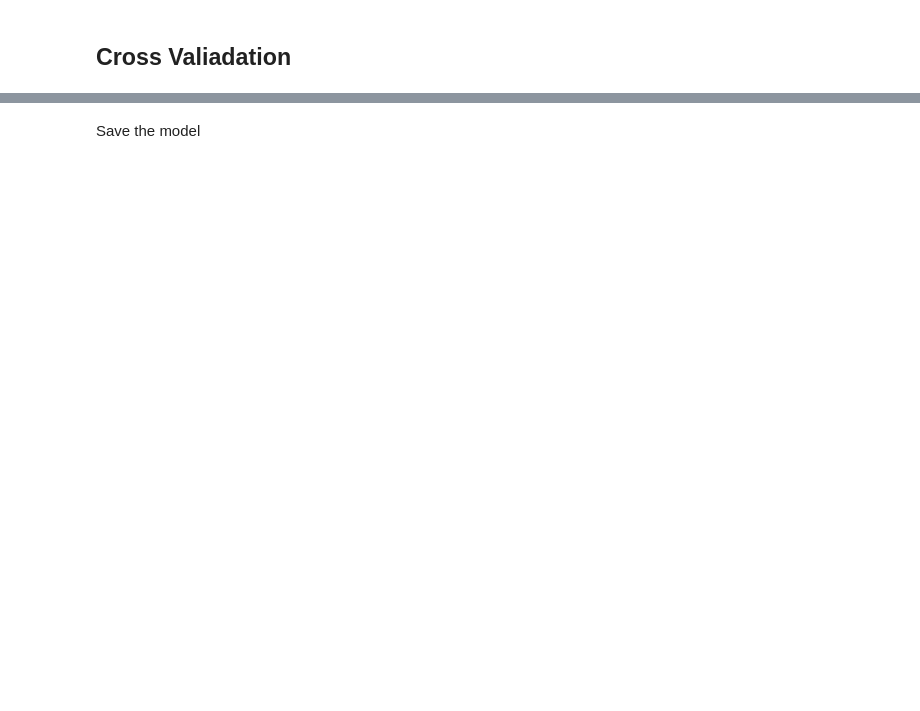
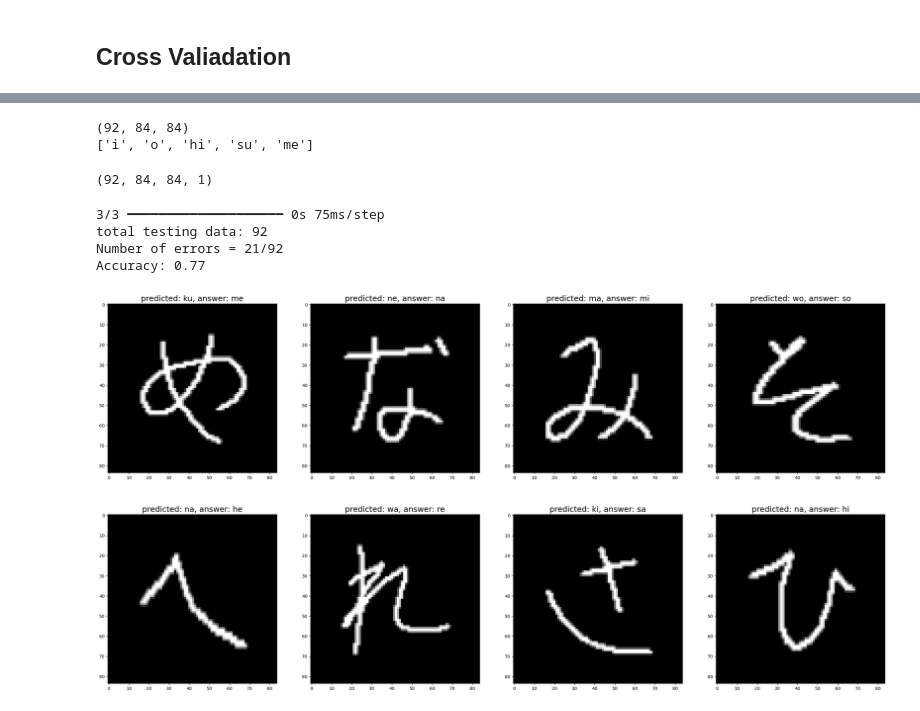
Before and after one commit to tim840818/nihongo_recognition, a Jupyter notebook: hiragana_recognition.ipynb, the cells around one changed output, grey strips where cells are left out. Drawn from its saved outputs; the diff is of its cells as text; code cells hidden in the pictures; blank space fills up the shorter version.

```diff
--- a/hiragana_recognition.ipynb
+++ b/hiragana_recognition.ipynb
@@ -282,6 +294,9 @@ plot_train_history(train_history)
 Evaluate the model with testing data.
 # %%
-score = model.evaluate(X_test, Y_test, verbose=1)
-print('Test score:', score[0])
-print('Test accuracy:', score[1])
+# from tensorflow.keras.metrics import f1_score
+
+score = model.evaluate(X_test, Y_test, verbose=1, return_dict=True)
+# score
+print('Test accuracy:', score['accuracy'])
+print('Test f1_score:', score['f1_score'].numpy().mean())
 # %% [output]
@@ -434,11 +424,8 @@ Standard deviation: 0.01547631416950185
 # %%
-# for model in models:
-#     score = model.evaluate(X_test, Y_test, verbose=1)
-#     print('Test score:', score[0])
-#     print('Test accuracy:', score[1])
-
 ## decide the best model
-model_vd = models[np.argmin(costs)]
+model_vd = models[np.argmin(metrics['loss'])]
 ## evaluate the best model
-score = model_vd.evaluate(X_test, Y_test, verbose=1)
+score = model_vd.evaluate(X_test, Y_test, verbose=1, return_dict=True)
+print('Test accuracy:', score['accuracy'])
+print('Test f1_score:', score['f1_score'].numpy().mean())
 # %% [output]
@@ -510,2 +439,0 @@ Accuracy: 0.74
-# %% [markdown]
-Save the model
@@ -515,0 +440,26 @@ Save the model
+# %%
+from organize_data import load_my_handwritings
+
+my_handwritings, answers_myhw = load_my_handwritings()
+print(my_handwritings.shape)
+print(answers_myhw[:5])
+# %% [output]
+(92, 84, 84)
+['i', 'o', 'hi', 'su', 'me']
+# %%
+my_handwritings = my_handwritings[..., np.newaxis]
+my_handwritings = std_X(my_handwritings)
+print(my_handwritings.shape)
+# %% [output]
+(92, 84, 84, 1)
+# %%
+predictions_myhw = get_predictions(my_handwritings, model_vd)
+ground_truth_myhw = np.array([romanji_dict[i] for i in answers_myhw])
+# predictions_myhw, ground_truth_myhw
+show_errs(my_handwritings, predictions_myhw, ground_truth_myhw, romanji_dict)
+# %% [output]
+3/3 ━━━━━━━━━━━━━━━━━━━━ 0s 75ms/step
+total testing data: 92
+Number of errors = 21/92
+Accuracy: 0.77
+[figure, added]
```
Also changed, not shown: parts of 39 cells of this notebook, 4 other files.
